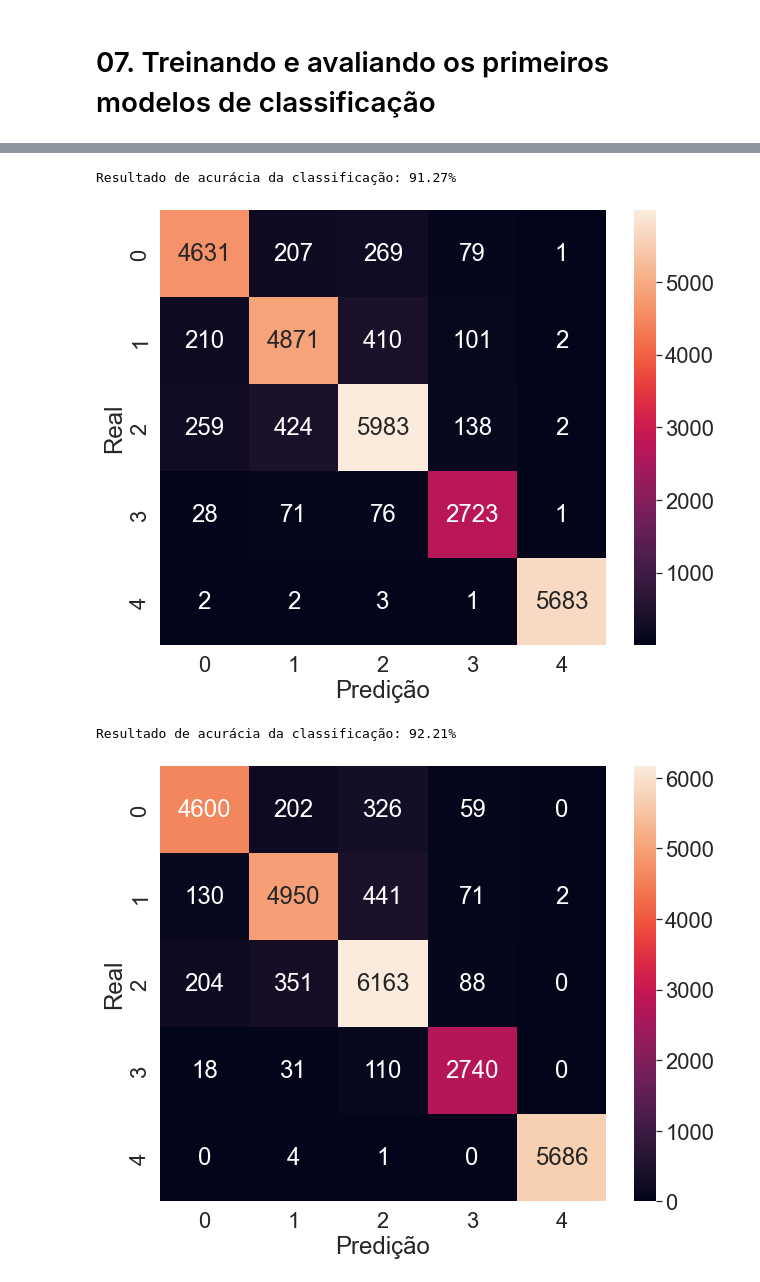
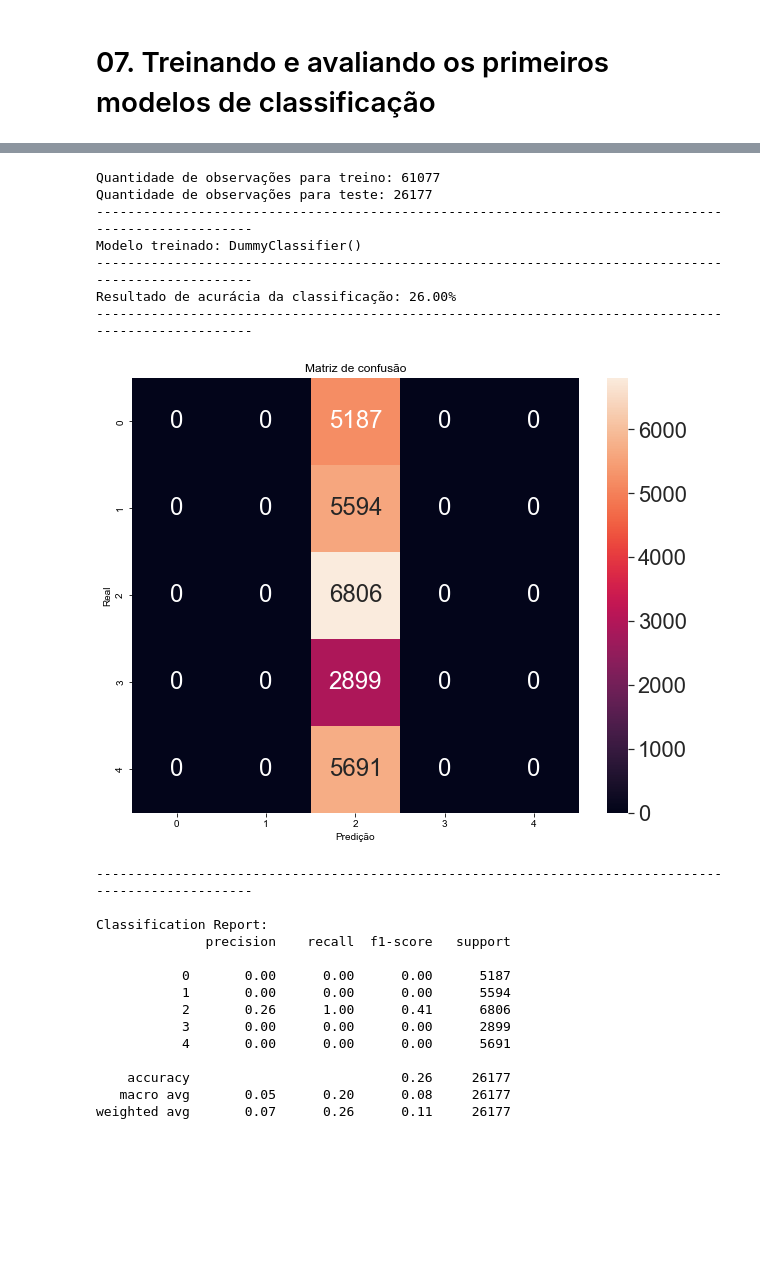
Before and after one commit to gustavocunhaa/classificacao_proteinas, a Jupyter notebook: protein_family_predict.ipynb, the cells around one changed output, grey strips where cells are left out. Drawn from its saved outputs; the diff is of its cells as text; code cells hidden in the pictures; blank space fills up the shorter version.

```diff
--- a/protein_family_predict.ipynb
+++ b/protein_family_predict.ipynb
@@ -366,10 +360,0 @@ from sklearn.preprocessing import MinMaxScaler
-# %%
-min_max_scaler = preprocessing.MinMaxScaler()
-
-y = data_final['classification']
-x = data_final.drop(columns=['classification'])
-
-X_transformado = min_max_scaler.fit_transform(x)
-
-print(y)
-print(X_transformado)
@@ -401,6 +366,0 @@ from sklearn.model_selection import train_test_split
-# %%
-SEED = 1337
-X_train, X_test, y_train, y_test = train_test_split(X_transformado, y, test_size=0.3, random_state=SEED)
-
-print("Quantidade de observações para treino:", X_train.shape[0])
-print("Quantidade de observações para teste:", X_test.shape[0])
@@ -419,11 +407,0 @@ from sklearn.metrics import confusion_matrix
-# %%
-# Definindo a função que será usada para os treinos e teste de acurácia
-
-def treinar_modelo(metodo, X_treino, X_teste, y_treino, y_teste):
-    modelo = metodo()
-    modelo_treinado = modelo.fit(X_treino, y_treino)
-    matriz_confusao = confusion_matrix(y_teste,modelo_treinado.predict(X_teste))
-    plt.figure(figsize = (10, 8))
-    sns.set(font_scale= 2)
-    sns.heatmap(matriz_confusao, annot = True, fmt = "d").set(xlabel = "Predição", ylabel= "Real")
-    print("Resultado de acurácia da classificação: %.2f%%" %(modelo_treinado.score(X_teste,y_teste)*100))
@@ -445,10 +408,25 @@ Resultado de acurácia da classificação: 75.51%
-# %%
-treinar_modelo(DecisionTreeClassifier,X_train, X_test, y_train, y_test)
-# %% [output]
-Resultado de acurácia da classificação: 91.27%
-[figure, removed]
-# %%
-treinar_modelo(RandomForestClassifier,X_train, X_test, y_train, y_test)
-# %% [output]
-Resultado de acurácia da classificação: 92.21%
-[figure, removed]
+# %%
+treinar_modelo(DummyClassifier(), data_final)
+# %% [output]
+Quantidade de observações para treino: 61077
+Quantidade de observações para teste: 26177
+----------------------------------------------------------------------------------------------------
+Modelo treinado: DummyClassifier()
+----------------------------------------------------------------------------------------------------
+Resultado de acurácia da classificação: 26.00%
+----------------------------------------------------------------------------------------------------
+[figure, added]
+----------------------------------------------------------------------------------------------------
+
+Classification Report:
+              precision    recall  f1-score   support
+
+           0       0.00      0.00      0.00      5187
+           1       0.00      0.00      0.00      5594
+           2       0.26      1.00      0.41      6806
+           3       0.00      0.00      0.00      2899
+           4       0.00      0.00      0.00      5691
+
+    accuracy                           0.26     26177
+   macro avg       0.05      0.20      0.08     26177
+weighted avg       0.07      0.26      0.11     26177
```
Also changed, not shown: parts of 13 cells of this notebook.
